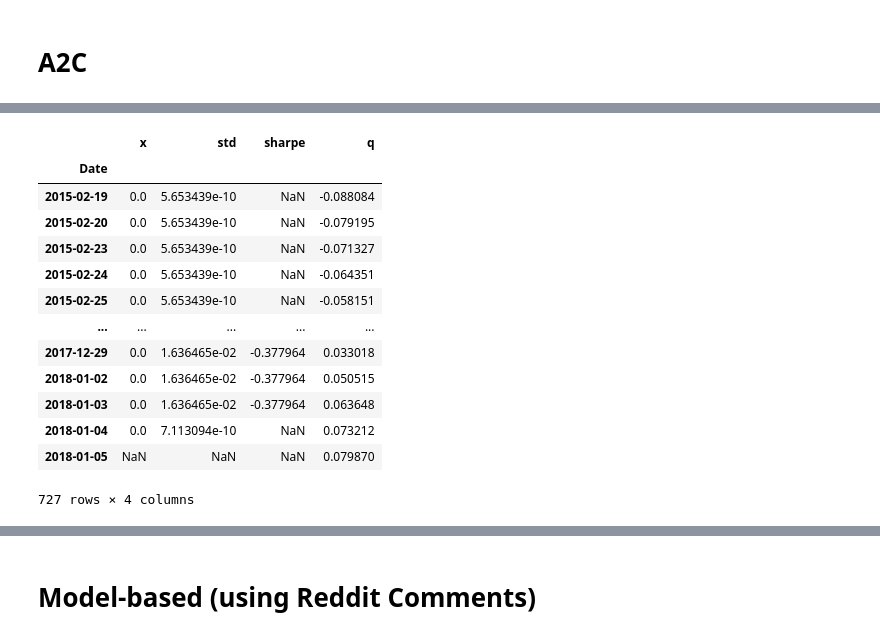
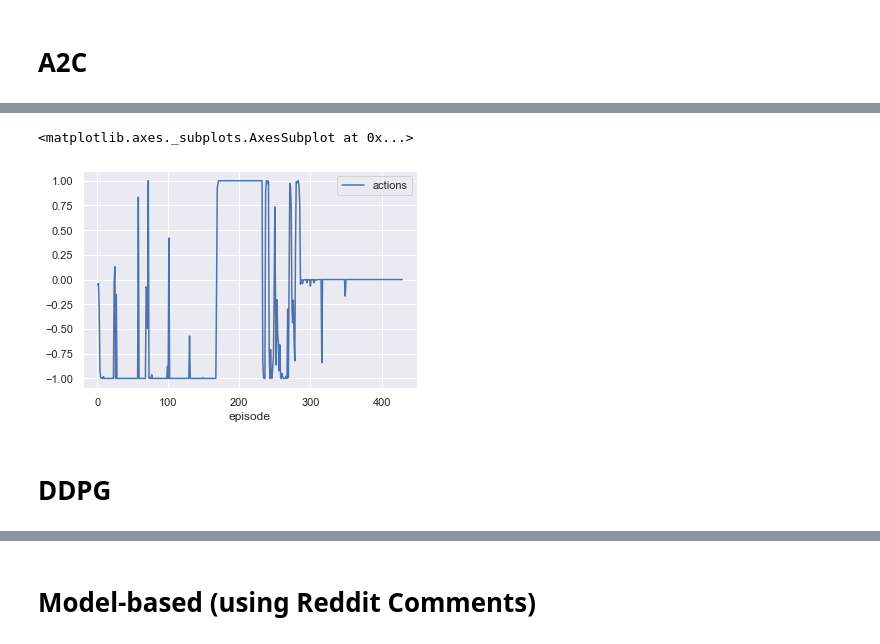
Before and after one commit to AaruranLog/rl-trading, a Jupyter notebook: agents.ipynb, the cells around one changed output, grey strips where cells are left out. Cells and saved outputs as stored; diff of their text form; code cells hidden in the pictures.

Commit message:
experiments, debugging a2c and ddpg

```diff
--- a/agents.ipynb
+++ b/agents.ipynb
@@ -493,17 +479,7 @@ tickers = a2c_agent.filtered_tickers
-# %%
-e.data[e.df_index:]
-# %% [output]
-|  | x | std | sharpe | q |
-| Date |  |  |  |  |
-| 2015-02-19 | 0.0 | 5.653439e-10 | NaN | -0.088084 |
-| 2015-02-20 | 0.0 | 5.653439e-10 | NaN | -0.079195 |
-| 2015-02-23 | 0.0 | 5.653439e-10 | NaN | -0.071327 |
-| 2015-02-24 | 0.0 | 5.653439e-10 | NaN | -0.064351 |
-| 2015-02-25 | 0.0 | 5.653439e-10 | NaN | -0.058151 |
-| ... | ... | ... | ... | ... |
-| 2017-12-29 | 0.0 | 1.636465e-02 | -0.377964 | 0.033018 |
-| 2018-01-02 | 0.0 | 1.636465e-02 | -0.377964 | 0.050515 |
-| 2018-01-03 | 0.0 | 1.636465e-02 | -0.377964 | 0.063648 |
-| 2018-01-04 | 0.0 | 7.113094e-10 | NaN | 0.073212 |
-| 2018-01-05 | NaN | NaN | NaN | 0.079870 |
-727 rows × 4 columns
+# %%
+a2c_agent.history[['episode', 'actions']].groupby('episode').mean().plot()
+# %% [output]
+<matplotlib.axes._subplots.AxesSubplot at 0x...>
+[figure, added]
+# %% [markdown]
+# DDPG
```
Also changed, not shown: parts of 25 cells of this notebook, 4 other files.
